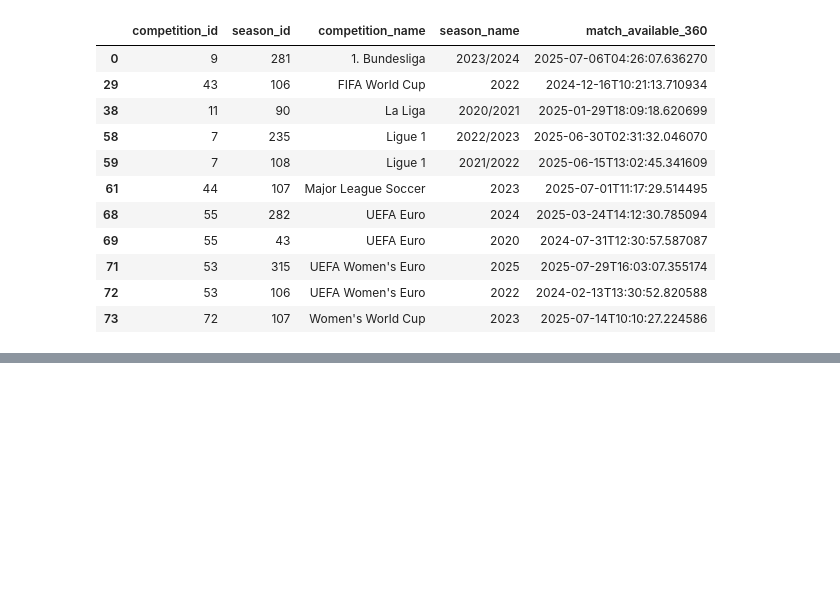
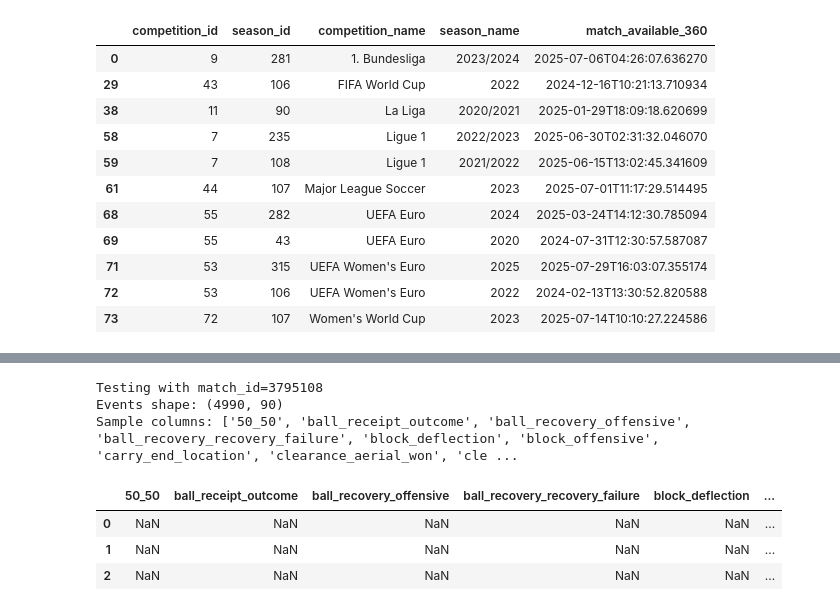
Before and after one commit to aayandeb/beyond-the-ball, a Jupyter notebook: notebooks/01_data_exploration.ipynb, the cells around one changed output, grey strips where cells are left out. Drawn from its saved outputs; the diff is of its cells as text; code cells hidden in the pictures; blank space fills up the shorter version.

```diff
--- a/notebooks/01_data_exploration.ipynb
+++ b/notebooks/01_data_exploration.ipynb
@@ -62,5 +73,16 @@ matches[['match_id', 'competition_id', 'season_id', 'home_team', 'away_team', 'm
 # %%
-frames = sb.frames(match_id=test_match_id)
-print(f"360 frames shape: {frames.shape}")
-print(f"360 columns: {frames.columns.tolist()}")
-frames.head(3)
+test_match_id = matches.iloc[0]['match_id']
+print(f"Testing with match_id={test_match_id}")
+
+events = sb.events(match_id=test_match_id)
+print(f"Events shape: {events.shape}")
+print(f"Sample columns: {events.columns.tolist()[:15]}...")
+events.head(3)
+# %% [output]
+Testing with match_id=3795108
+Events shape: (4990, 90)
+Sample columns: ['50_50', 'ball_receipt_outcome', 'ball_recovery_offensive', 'ball_recovery_recovery_failure', 'block_deflection', 'block_offensive', 'carry_end_location', 'clearance_aerial_won', 'cle ...
+|  | 50_50 | ball_receipt_outcome | ball_recovery_offensive | ball_recovery_recovery_failure | block_deflection | ... |
+| 0 | NaN | NaN | NaN | NaN | NaN | ... |
+| 1 | NaN | NaN | NaN | NaN | NaN | ... |
+| 2 | NaN | NaN | NaN | NaN | NaN | ... |
```
Also changed, not shown: parts of 11 cells of this notebook, 7 other files.
